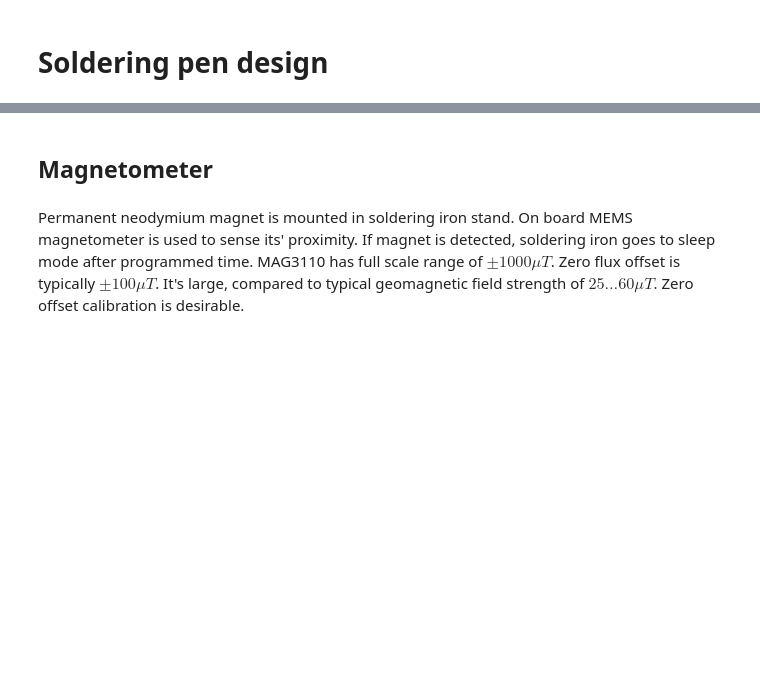
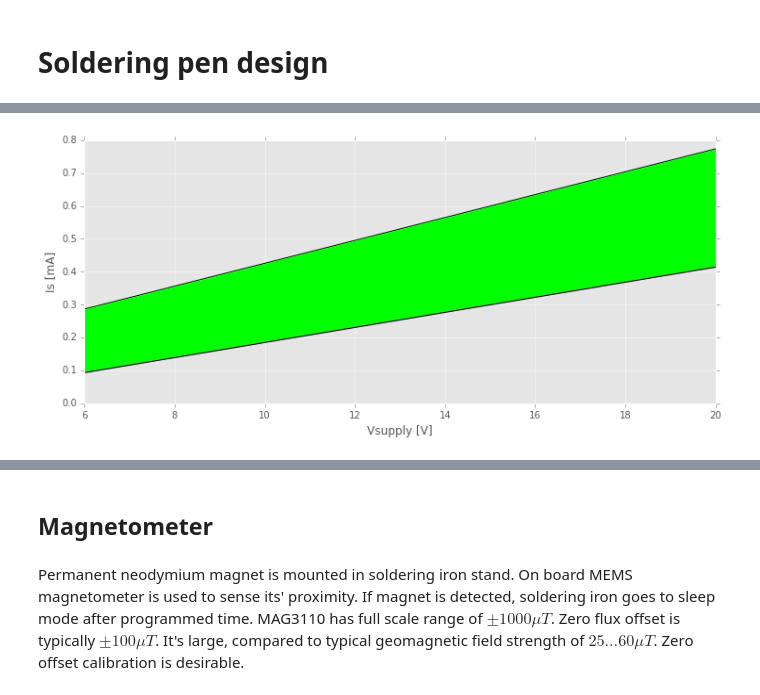
Before and after one commit to NiceCircuits/solderingPen, a Jupyter notebook: doc/design.ipynb, the cells around one changed output, grey strips where cells are left out. Cells and saved outputs as stored; diff of their text form; code cells hidden in the pictures; blank space fills up the shorter version.

Commit message:
Working on heater driver diagnostics.

```diff
--- a/doc/design.ipynb
+++ b/doc/design.ipynb
@@ -5,8 +3,15 @@ Initialization of iPython, some helper functions.
 # %%
+#Initialization of iPython, some helper functions.
 %matplotlib inline
 import numpy as np
 import matplotlib.pyplot as plt
+import pandas as pd
 plt.style.use('ggplot')
+from sympy import *
+from IPython.display import display, Math, Latex
+init_printing(use_latex="mathjax")
+
+_Omega=u'\u03A9'
 
 def readCsvData(fileName):
     return np.genfromtxt(fileName, delimiter=';')
@@ -31,0 +45,5 @@ def plotCsv(fileName, timebase=1, xlabel="", ylabel="",names=[]):
+# %%
+# Tip rated power [W]
+Ptip = 40
+# Supply voltage [minimum, typical, maximum] [V]
+Vsupply = [6, 12, 20]
@@ -31,0 +73,11 @@ def plotCsv(fileName, timebase=1, xlabel="", ylabel="",names=[]):
+# %%
+# Nominal resistance of the tip heater
+Rtip = Vsupply[1]**2/Ptip; print("Rtip = %1.2f %s" % (Rtip, _Omega))
+# Nominal heater current at nominal voltage
+Itip_nominal = Vsupply[1]/Rtip; print("Itip_nominal = %1.2f A" % Itip_nominal)
+# Safety factor
+k_safety = 1.1
+# Minimum tip current - at minimum voltage, including safety factor
+Itip_min = Vsupply[0]/Rtip/k_safety; print("Itip_min = %1.2f A" % Itip_min)
+# Peak current - at maximum voltage, including safety factor
+Itip_max = Vsupply[2]/Rtip*k_safety; print("Itip_max = %1.2f A" % Itip_max)
@@ -31,0 +94,20 @@ def plotCsv(fileName, timebase=1, xlabel="", ylabel="",names=[]):
+# %%
+# Supply voltage for use as x axis in plots
+Vs = np.array([Vsupply[0], Vsupply[2]])
+# Minimum k_ilis valuses for supply voltage range
+k_ilis_min = np.array([6400, 7900])
+# Maximum k_ilis valuses for supply voltage range
+k_ilis_max = np.array([16300, 12200])
+# Minimum nominal current sense, mA
+Is_min = Vs/Rtip/k_safety/k_ilis_max*1000
+# Maximum nominal current sense, mA
+Is_max = Vs/Rtip*k_safety/k_ilis_min*1000
+# Plot graph
+plt.rcParams['figure.figsize'] = 12, 5
+plt.figure
+plt.plot(Vs, Is_min,"k")
+plt.plot(Vs, Is_max,"k")
+plt.fill_between(Vs, Is_min, Is_max, facecolor='lime')
+plt.ylim(0); plt.xlabel("Vsupply [V]"); plt.ylabel("Is [mA]"); plt.show()
+# %% [output]
+[figure, added]
```
Also changed, not shown: parts of 35 cells of this notebook, 11 other files.
